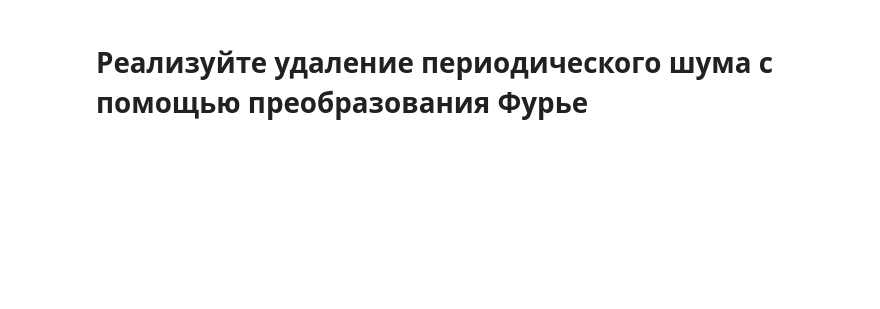
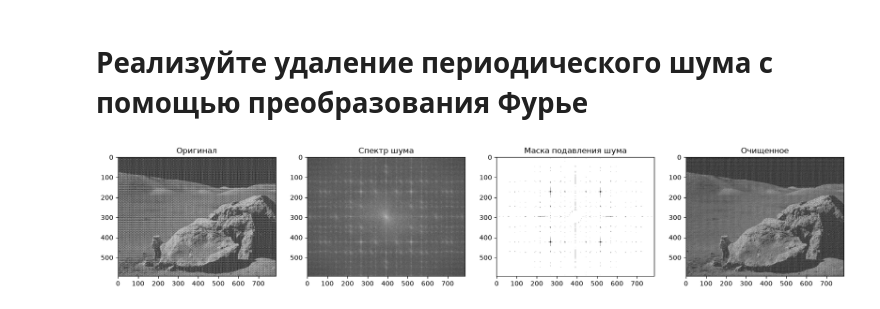
Before and after one commit to CasySh/image-processing-labs, a Jupyter notebook: Lab5.ipynb, the cells around one changed output. Cells and saved outputs as stored; diff of their text form; code cells hidden in the pictures; blank space fills up the shorter version.

```diff
--- a/Lab5.ipynb
+++ b/Lab5.ipynb
@@ -52,2 +68,33 @@ plt.show()
 # %% [markdown]
 # Реализуйте удаление периодического шума с помощью преобразования Фурье
+# %%
+dft = cv.dft(np.float32(img), flags=cv.DFT_COMPLEX_OUTPUT)
+dft_shift = np.fft.fftshift(dft)
+
+magnitude = 20 * np.log1p(cv.magnitude(dft_shift[:, :, 0], dft_shift[:, :, 1]))
+
+threshold = np.percentile(magnitude, 99.5)
+ret, peaks = cv.threshold(magnitude, threshold, 255, cv.THRESH_BINARY)
+peaks = peaks.astype(np.uint8)
+
+mask = 1.0 - (peaks > 0).astype(np.float32)
+
+y, x = np.ogrid[:rows, :cols]
+mask[(x - cols//2)**2 + (y - rows//2)**2 <= 30**2] = 1
+
+dft_filtered = dft_shift * mask[:, :, np.newaxis]
+
+img_back = cv.idft(np.fft.ifftshift(dft_filtered))
+img_clean = cv.magnitude(img_back[:, :, 0], img_back[:, :, 1])
+
+
+fig, ax = plt.subplots(1, 4, figsize=(20, 5))
+
+ax[0].imshow(img, cmap='gray'); ax[0].set_title('Оригинал')
+ax[1].imshow(magnitude, cmap='gray'); ax[1].set_title('Спектр шума')
+ax[2].imshow(mask, cmap='gray'); ax[2].set_title('Маска подавления шума')
+ax[3].imshow(img_clean, cmap='gray'); ax[3].set_title('Очищенное')
+
+plt.show()
+# %% [output]
+[figure, added]
```
Also changed, not shown: parts of 10 cells of this notebook.
